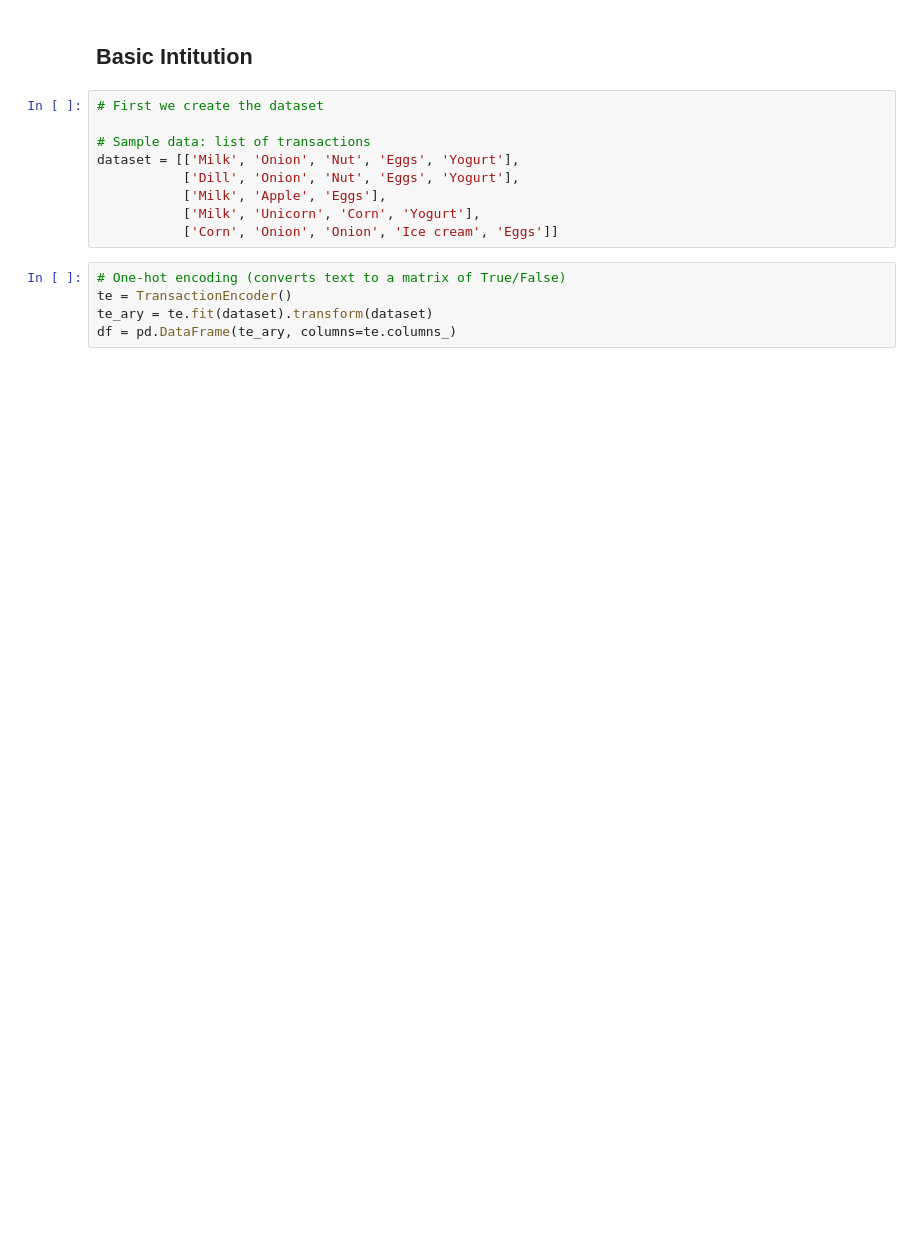
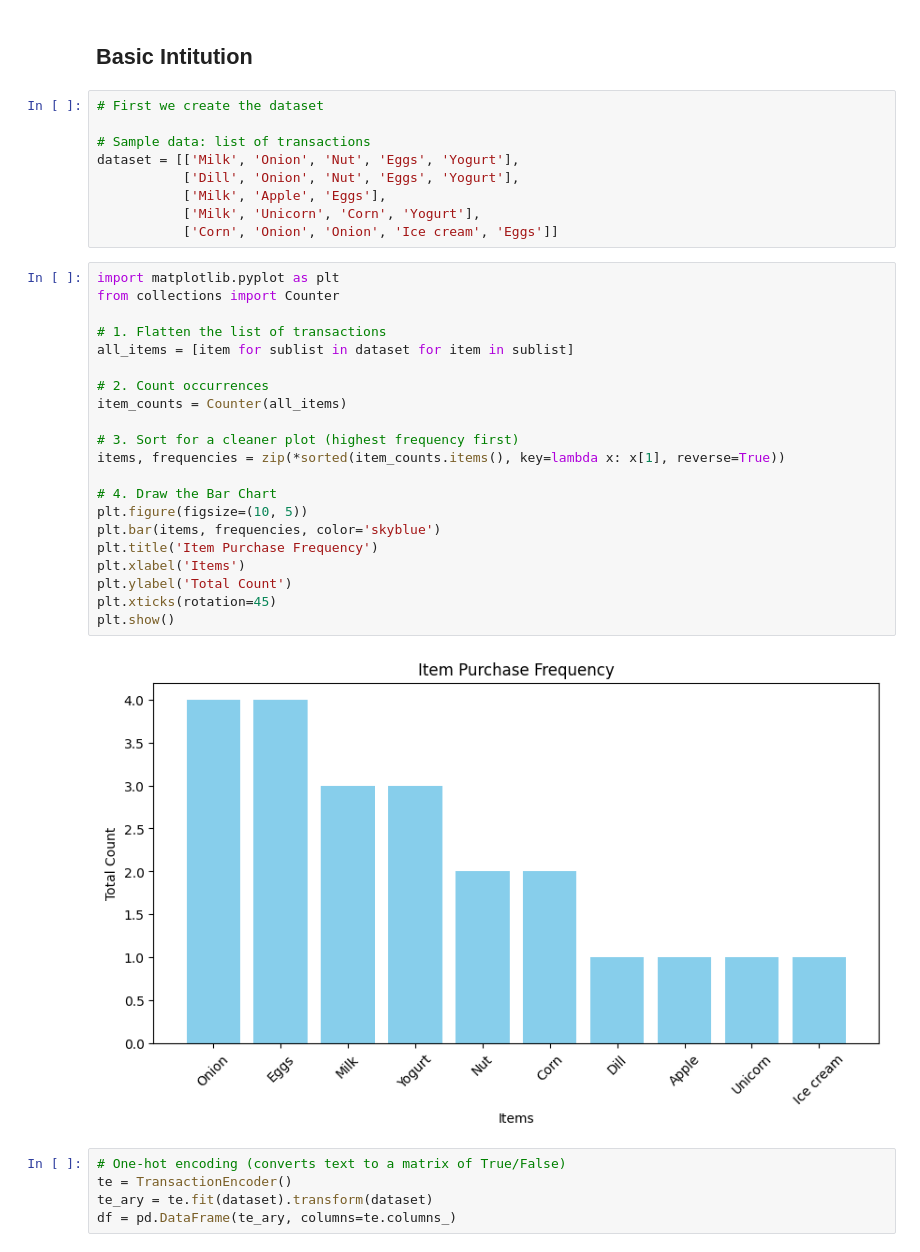
Before and after one commit to AyushDevadiga1/Machine-Learning, a Jupyter notebook: Market_Basket_Analysis'.ipynb, the cells around one changed output. Saved outputs shown, nothing was run; the diff lists cells and outputs as text; blank space fills up the shorter version.

Commit message:
Visualizations and evalutaion

```diff
--- a/Market_Basket_Analysis'.ipynb
+++ b/Market_Basket_Analysis'.ipynb
@@ -13,6 +15,29 @@ dataset = [['Milk', 'Onion', 'Nut', 'Eggs', 'Yogurt'],
            ['Milk', 'Apple', 'Eggs'],
            ['Milk', 'Unicorn', 'Corn', 'Yogurt'],
            ['Corn', 'Onion', 'Onion', 'Ice cream', 'Eggs']]
+# %%
+import matplotlib.pyplot as plt
+from collections import Counter
+
+# 1. Flatten the list of transactions
+all_items = [item for sublist in dataset for item in sublist]
+
+# 2. Count occurrences
+item_counts = Counter(all_items)
+
+# 3. Sort for a cleaner plot (highest frequency first)
+items, frequencies = zip(*sorted(item_counts.items(), key=lambda x: x[1], reverse=True))
+
+# 4. Draw the Bar Chart
+plt.figure(figsize=(10, 5))
+plt.bar(items, frequencies, color='skyblue')
+plt.title('Item Purchase Frequency')
+plt.xlabel('Items')
+plt.ylabel('Total Count')
+plt.xticks(rotation=45)
+plt.show()
+# %% [output]
+[figure, added]
 # %%
 # One-hot encoding (converts text to a matrix of True/False)
 te = TransactionEncoder()
```
Also changed, not shown: parts of 4 cells of this notebook.
